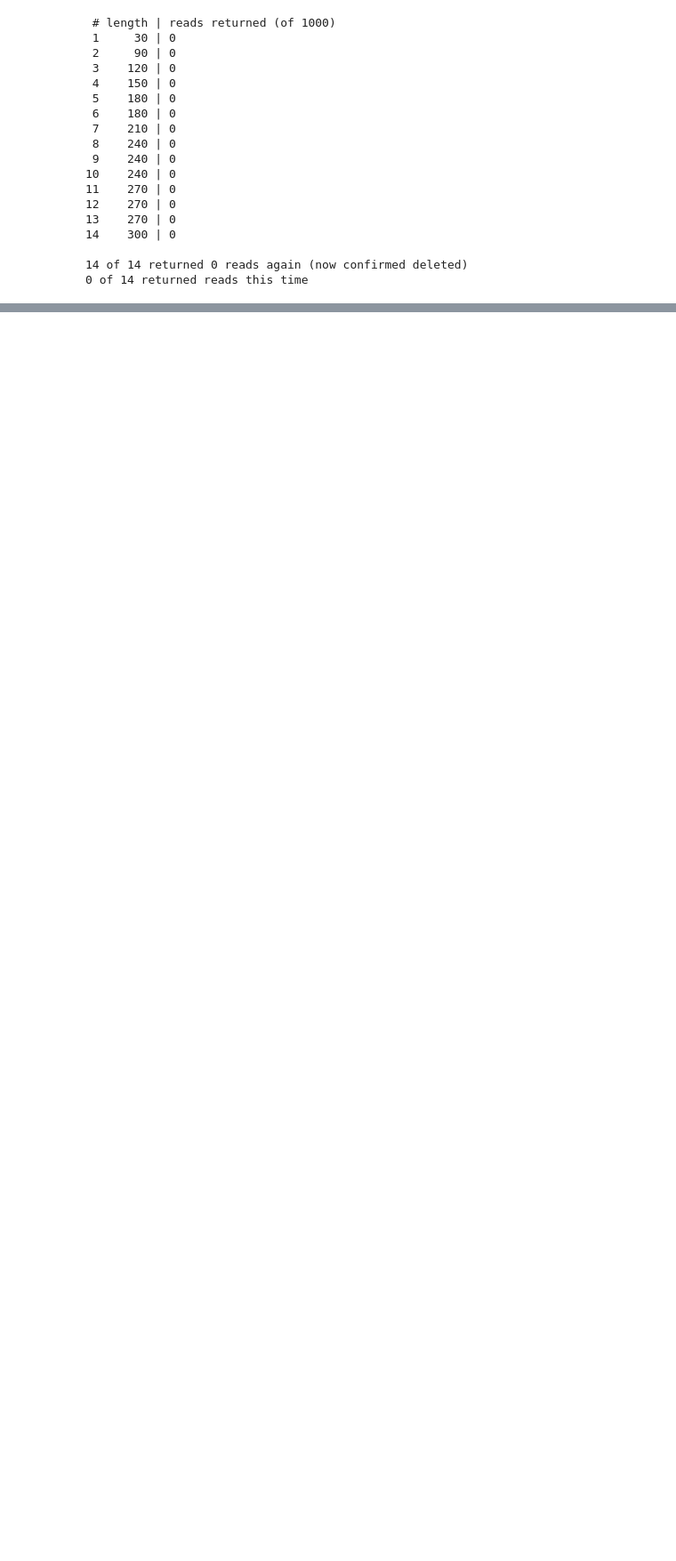
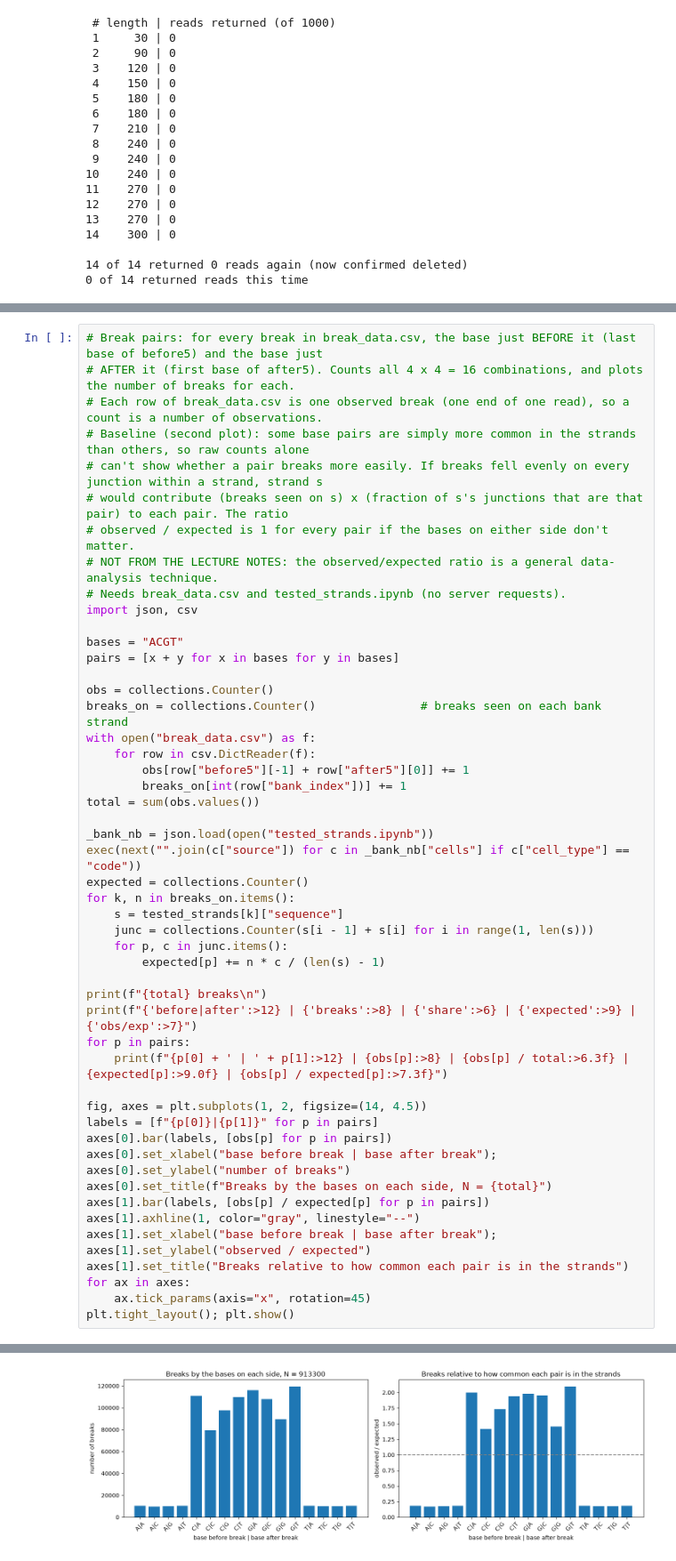
Before and after one commit to helin-wang1203/ENGS27-Final-Project, a Jupyter notebook: ENG_27_Project_Starter.ipynb, the cells around one changed output, grey strips where cells are left out. Shown at 89% size. Cells and saved outputs as stored; diff of their text form; blank space fills up the shorter version.

```diff
--- a/ENG_27_Project_Starter.ipynb
+++ b/ENG_27_Project_Starter.ipynb
@@ -828,0 +1764,50 @@ for n, s in came_back:
+# %%
+# Break pairs: for every break in break_data.csv, the base just BEFORE it (last base of before5) and the base just
+# AFTER it (first base of after5). Counts all 4 x 4 = 16 combinations, and plots the number of breaks for each.
+# Each row of break_data.csv is one observed break (one end of one read), so a count is a number of observations.
+# Baseline (second plot): some base pairs are simply more common in the strands than others, so raw counts alone
+# can't show whether a pair breaks more easily. If breaks fell evenly on every junction within a strand, strand s
+# would contribute (breaks seen on s) x (fraction of s's junctions that are that pair) to each pair. The ratio
+# observed / expected is 1 for every pair if the bases on either side don't matter.
+# NOT FROM THE LECTURE NOTES: the observed/expected ratio is a general data-analysis technique.
+# Needs break_data.csv and tested_strands.ipynb (no server requests).
+import json, csv
+
+bases = "ACGT"
+pairs = [x + y for x in bases for y in bases]
+
+obs = collections.Counter()
+breaks_on = collections.Counter()               # breaks seen on each bank strand
+with open("break_data.csv") as f:
+    for row in csv.DictReader(f):
+        obs[row["before5"][-1] + row["after5"][0]] += 1
+        breaks_on[int(row["bank_index"])] += 1
+total = sum(obs.values())
+
+_bank_nb = json.load(open("tested_strands.ipynb"))
+exec(next("".join(c["source"]) for c in _bank_nb["cells"] if c["cell_type"] == "code"))
+expected = collections.Counter()
+for k, n in breaks_on.items():
+    s = tested_strands[k]["sequence"]
+    junc = collections.Counter(s[i - 1] + s[i] for i in range(1, len(s)))
+    for p, c in junc.items():
+        expected[p] += n * c / (len(s) - 1)
+
+print(f"{total} breaks\n")
+print(f"{'before|after':>12} | {'breaks':>8} | {'share':>6} | {'expected':>9} | {'obs/exp':>7}")
+for p in pairs:
+    print(f"{p[0] + ' | ' + p[1]:>12} | {obs[p]:>8} | {obs[p] / total:>6.3f} | {expected[p]:>9.0f} | {obs[p] / expected[p]:>7.3f}")
+
+fig, axes = plt.subplots(1, 2, figsize=(14, 4.5))
+labels = [f"{p[0]}|{p[1]}" for p in pairs]
+axes[0].bar(labels, [obs[p] for p in pairs])
+axes[0].set_xlabel("base before break | base after break"); axes[0].set_ylabel("number of breaks")
+axes[0].set_title(f"Breaks by the bases on each side, N = {total}")
+axes[1].bar(labels, [obs[p] / expected[p] for p in pairs])
+axes[1].axhline(1, color="gray", linestyle="--")
+axes[1].set_xlabel("base before break | base after break"); axes[1].set_ylabel("observed / expected")
+axes[1].set_title("Breaks relative to how common each pair is in the strands")
+for ax in axes:
+    ax.tick_params(axis="x", rotation=45)
+plt.tight_layout(); plt.show()
+# %% [output]
@@ -828,0 +1834 @@ for n, s in came_back:
+[figure, added]
```
Also changed, not shown: parts of 14 cells of this notebook, 19 other files.
